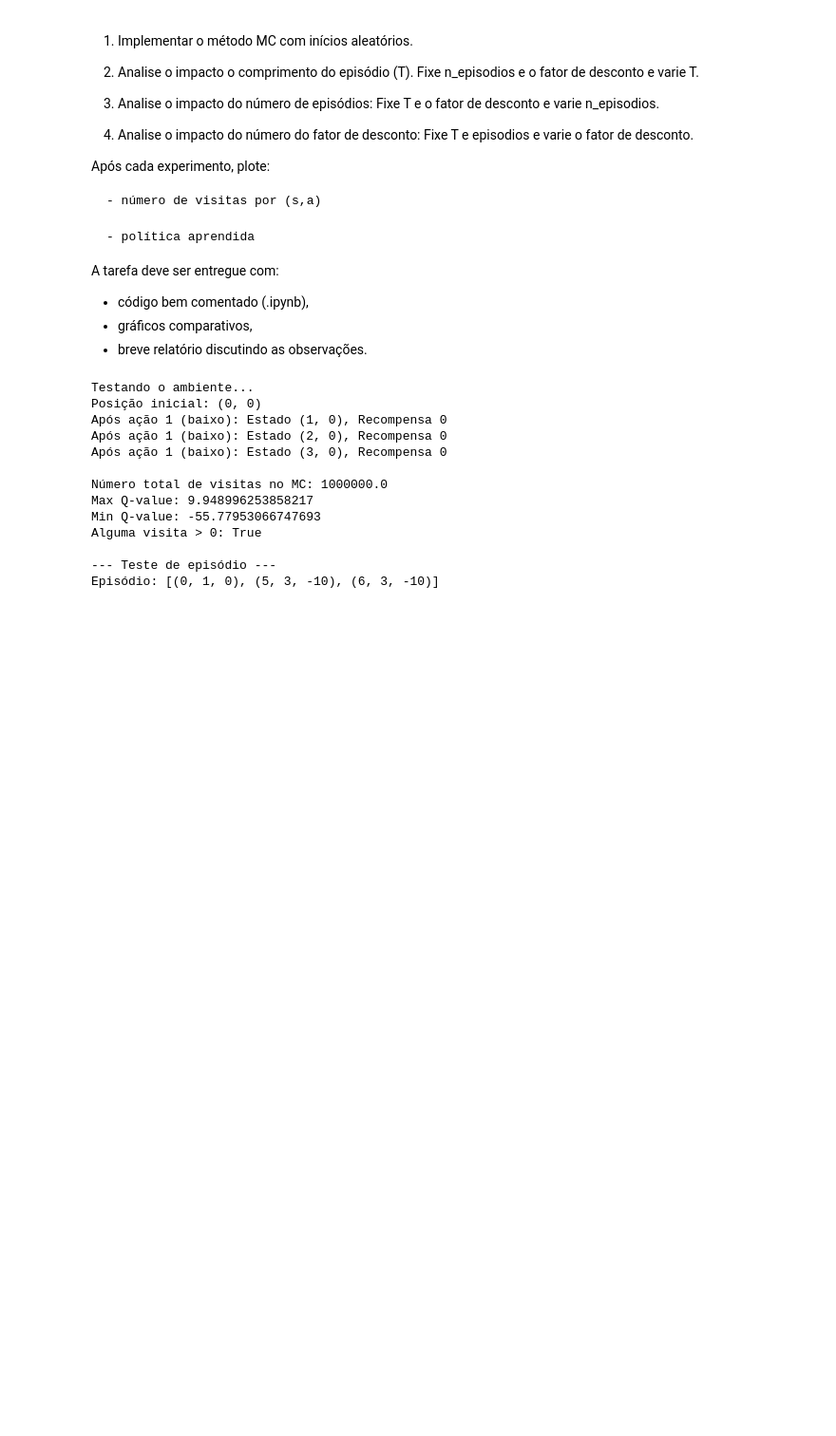
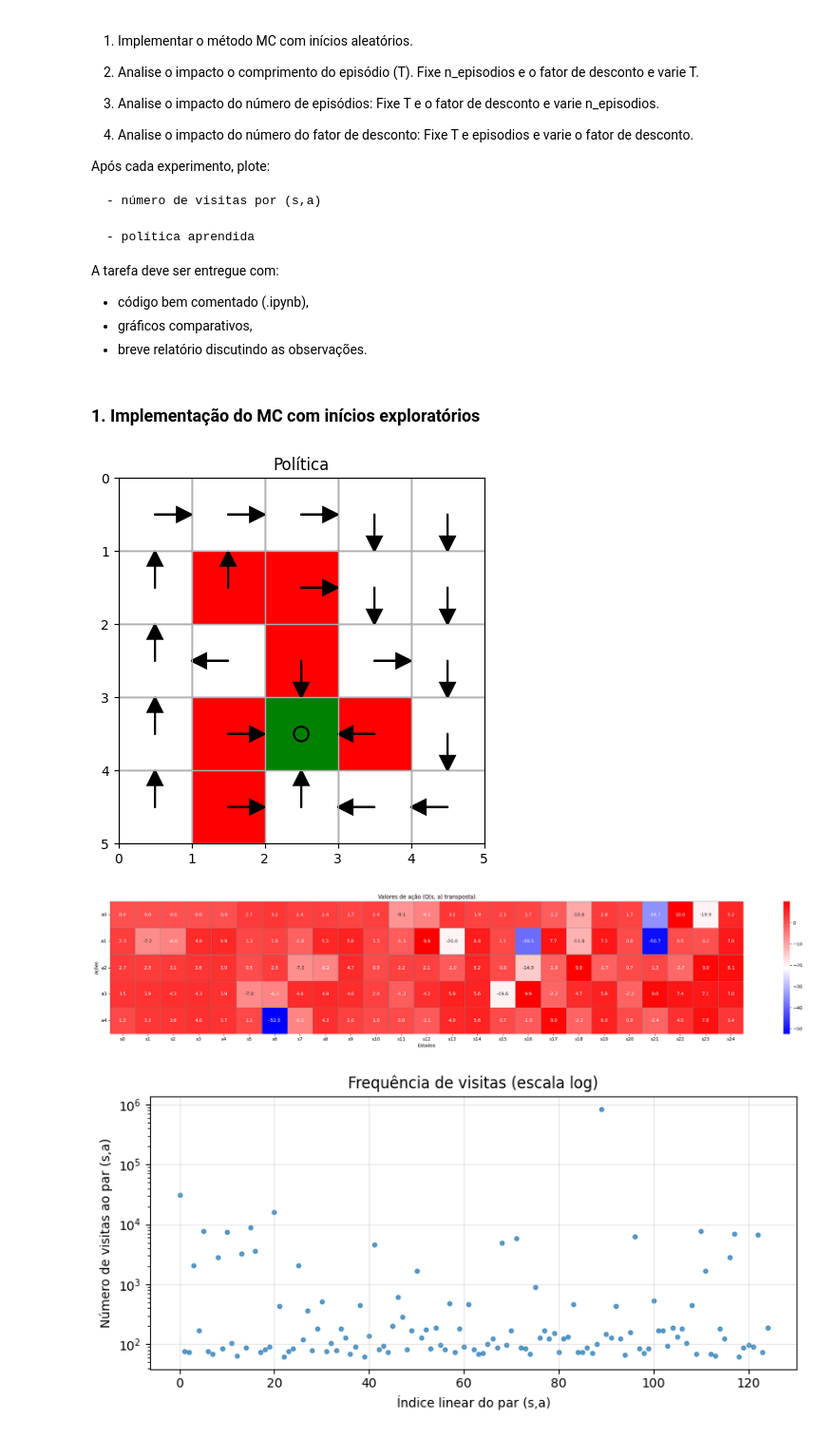
Before and after one commit to danluan/rl-labs, a Jupyter notebook: lab-5/lab_5_MC_inicios_exploratorios.ipynb, the cells around one changed output. Shown at 95% size. Drawn from its saved outputs; the diff is of its cells as text; code cells hidden in the pictures; blank space fills up the shorter version.

```diff
--- a/lab-5/lab_5_MC_inicios_exploratorios.ipynb
+++ b/lab-5/lab_5_MC_inicios_exploratorios.ipynb
@@ -600,38 +600,22 @@ A tarefa deve ser entregue com:
 - código bem comentado (.ipynb),
 - gráficos comparativos,
 - breve relatório discutindo as observações.
-# %%
-# Teste simples da função step do ambiente
-print("Testando o ambiente...")
-ambiente.reset()
-print(f"Posição inicial: {ambiente.agent_pos}")
-
-# Teste algumas ações
-for i in range(3):
-    next_state, reward = ambiente.step(1)  # ação 1 = baixo
-    print(f"Após ação 1 (baixo): Estado {next_state}, Recompensa {reward}")
-
-print(f"\nNúmero total de visitas no MC: {np.sum(n_visitas)}")
-print(f"Max Q-value: {np.max(Q_es)}")
-print(f"Min Q-value: {np.min(Q_es)}")
-print(f"Alguma visita > 0: {np.any(n_visitas > 0)}")
-
-# Teste básico de um episódio
-print("\n--- Teste de episódio ---")
-politica_teste = {s: 3 for s in range(ambiente.n_states)}
-episodio = gerar_episodio_es(ambiente, 0, 1, politica_teste, 3)
-print(f"Episódio: {episodio}")
-# %% [output]
-Testando o ambiente...
-Posição inicial: (0, 0)
-Após ação 1 (baixo): Estado (1, 0), Recompensa 0
-Após ação 1 (baixo): Estado (2, 0), Recompensa 0
-Após ação 1 (baixo): Estado (3, 0), Recompensa 0
-
-Número total de visitas no MC: 1000000.0
-Max Q-value: 9.948996253858217
-Min Q-value: -55.77953066747693
-Alguma visita > 0: True
-
---- Teste de episódio ---
-Episódio: [(0, 1, 0), (5, 3, -10), (6, 3, -10)]
+# %% [markdown]
+### 1. Implementação do MC com inícios exploratórios
+# %%
+Q_es, politica_es, n_visitas = mc_inicios_exploratorios(
+    ambiente,             # gridworld
+    gamma=0.9,            # fator de desconto
+    n_episodios=10_000,   # número total de episódios
+    horizonte_T=100       # comprimento fixo de cada episódio
+)
+
+plot_policy(ambiente, politica_es, titulo="Política")
+
+plot_valores_de_acao(Q_es)
+
+plot_visitas_log(n_visitas)
+# %% [output]
+[figure, added]
+[figure, added]
+[figure, added]
```
Also changed, not shown: parts of 13 cells of this notebook.
